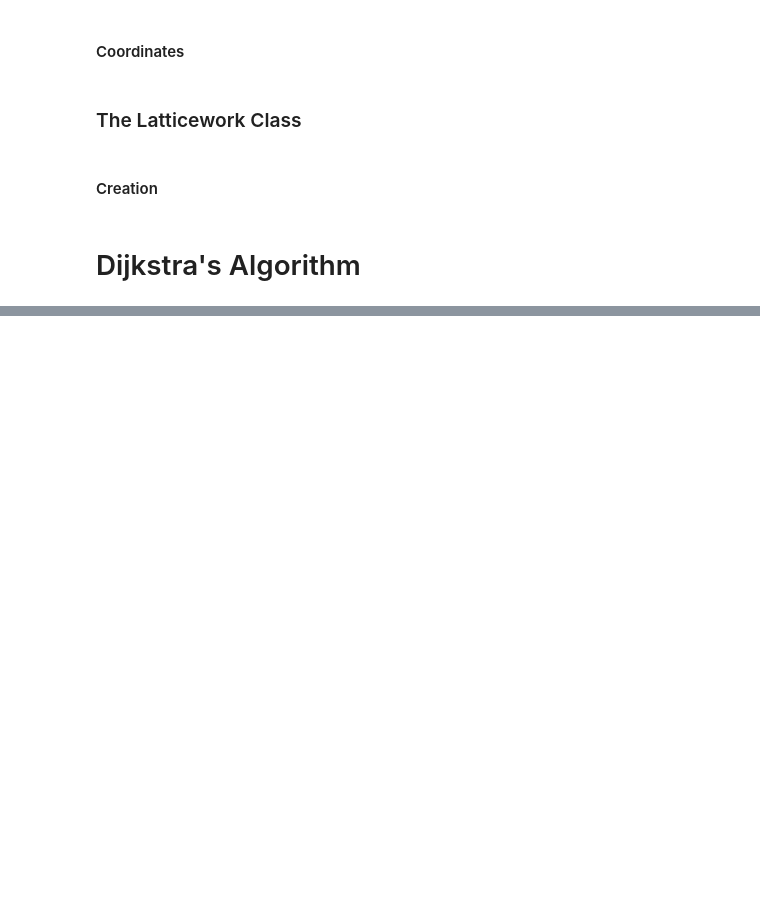
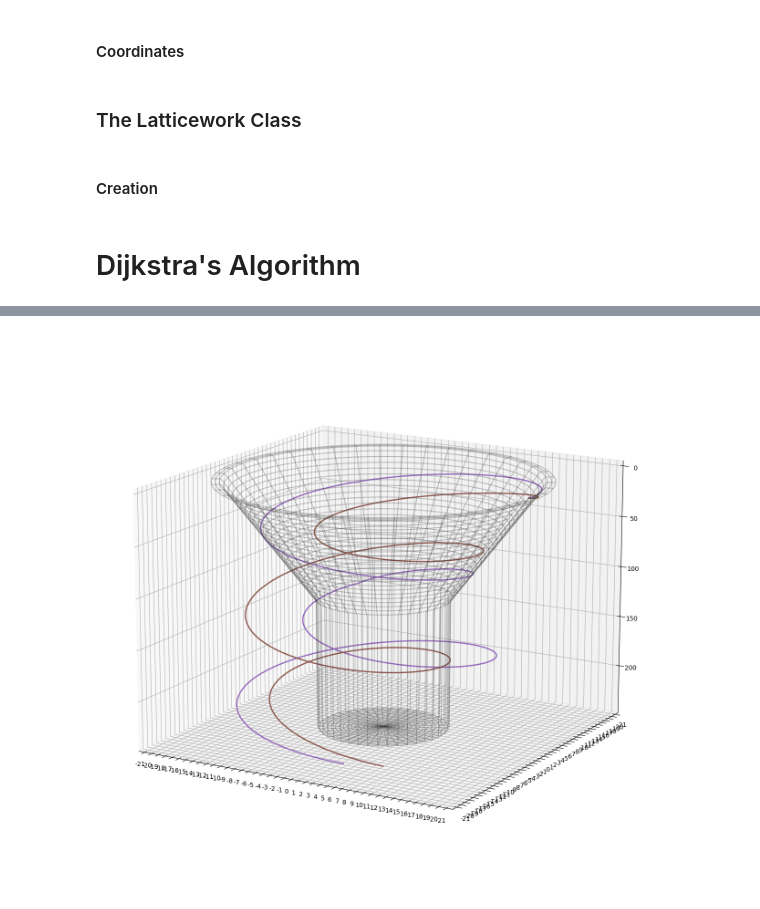
Before and after one commit to SimmeringRook/Cartographer, a Jupyter notebook: 36X/pathfinding.ipynb, the cells around one changed output, grey strips where cells are left out. Saved outputs shown, nothing was run; the diff lists cells and outputs as text; code cells hidden in the pictures; blank space fills up the shorter version.

```diff
--- a/36X/pathfinding.ipynb
+++ b/36X/pathfinding.ipynb
@@ -662,0 +715,96 @@ Elapsed proper time of path: 304.11166682251246
+# %%
+lattice_data = lattice.get_path_meshgrid(stone_Astar)
+mesh_colors = [ ]
+
+it = np.nditer([lattice_data[0], lattice_data[1]], flags=['multi_index'])
+for x, y, in it:
+    mesh_colors.append((0.25, 0.25, 0.25, 0.3))
+
+Astar_data = stone_Astar.get_path_as_np()
+total_elapsed_time = len(Astar_data[2])
+verlet_data = stone_Verlet.get_path_as_np()
+astar_to_verlet_ratio = total_elapsed_time/len(verlet_data[2])
+verlet_data = (verlet_data[0], verlet_data[1], np.multiply(verlet_data[2], astar_to_verlet_ratio))
+
+import matplotlib.animation as animation
+
+do_animation = True
+
+if do_animation:
+
+    def prepare_figure(lattice, elapsed_time, figure_size = (16,16)):
+        fig = plt.figure(figsize=figure_size, dpi=100,)
+        ax = fig.add_subplot(projection='3d')
+
+        ax.set_xlim( (-lattice.polar_dimensions.outer_r, lattice.polar_dimensions.outer_r) )
+        ax.set_xticks([x for x in range(-lattice.polar_dimensions.outer_r, lattice.polar_dimensions.outer_r + 1)])
+        ax.set_xticklabels( [f'{int(x)}' for x in range(-lattice.polar_dimensions.outer_r, lattice.polar_dimensions.outer_r + 1)])
+
+        ax.set_ylim( (-lattice.polar_dimensions.outer_r, lattice.polar_dimensions.outer_r) )
+        ax.set_yticks([y for y in range(-lattice.polar_dimensions.outer_r, lattice.polar_dimensions.outer_r + 1)])
+        ax.set_yticklabels( [f'{int(y)}' for y in range(-lattice.polar_dimensions.outer_r, lattice.polar_dimensions.outer_r + 1)])
+
+        ax.set_zlim( bottom=elapsed_time+10, top=0,)
+
+        return fig, ax
+
+    fig, ax = prepare_figure(lattice, total_elapsed_time)
+
+    wire_frame = ax.plot_wireframe(lattice_data[0], lattice_data[1], lattice_data[2], colors=mesh_colors)
+
+    lines = [ ]
+    lines.append(ax.plot([], [], [], c='C4', linewidth=2.0)[0])
+    lines.append(ax.plot([], [], [], c='C5', linewidth=2.0)[0])
+
+    def animate_path_3D(frame_number, lines, Astar_data, verlet_data): #lines, wire_frame
+        # if wire_frame:
+        #     wire_frame.remove()
+        # # lattice_time = np.where(lattice_data[2] <= frame_number, lattice_data[2], 0)
+        # wire_frame =
+        # line[0].set_data_3d(lattice_data[0], lattice_data[1], np.where(lattice_data[2] <= frame_number, lattice_data[2], 0))
+
+        ax.clear()
+
+        ax.set_xlim( (-lattice.polar_dimensions.outer_r, lattice.polar_dimensions.outer_r) )
+        ax.set_xticks([x for x in range(-lattice.polar_dimensions.outer_r, lattice.polar_dimensions.outer_r + 1)])
+        ax.set_xticklabels( [f'{int(x)}' for x in range(-lattice.polar_dimensions.outer_r, lattice.polar_dimensions.outer_r + 1)])
+
+        ax.set_ylim( (-lattice.polar_dimensions.outer_r, lattice.polar_dimensions.outer_r) )
+        ax.set_yticks([y for y in range(-lattice.polar_dimensions.outer_r, lattice.polar_dimensions.outer_r + 1)])
+        ax.set_yticklabels( [f'{int(y)}' for y in range(-lattice.polar_dimensions.outer_r, lattice.polar_dimensions.outer_r + 1)])
+
+        if frame_number < total_elapsed_time:
+            ax.set_zlim( bottom=frame_number+1, top=0,)
+        else:
+            ax.set_zlim( bottom=total_elapsed_time+10, top=0,)
+
+        lattice_time = np.where(lattice_data[2] <= frame_number, lattice_data[2], frame_number+1)
+        ax.plot_wireframe(lattice_data[0], lattice_data[1], lattice_time, colors=mesh_colors)
+
+        x_data, y_data, t_data = Astar_data
+        ax.plot(x_data[:frame_number], y_data[:frame_number], t_data[:frame_number], c='C4', linewidth=2.0)
+
+        x_data, y_data, t_data = verlet_data
+        verlet_time_code = int((frame_number)/astar_to_verlet_ratio)
+        ax.plot(x_data[:verlet_time_code], y_data[:verlet_time_code], t_data[:verlet_time_code], c='C5', linewidth=2.0)
+        # for line, (x_data, y_data, t_data ) in zip(lines, stone_data):
+        #     line.set_data_3d(x_data[:frame_number], y_data[:frame_number], t_data[:frame_number])
+        return lines
+
+    for elevation in [15, ]:
+        ax.view_init(elevation, -60)
+
+        frames = total_elapsed_time + 90
+
+        if elevation == 30:
+            frames = total_elapsed_time + 360
+
+        anim = animation.FuncAnimation(fig, animate_path_3D, frames=frames, fargs=(lines, Astar_data, verlet_data))
+
+        writer = animation.PillowWriter(fps=30)
+        from pathlib import Path
+        file = Path().absolute()
+
+        anim.save(f'{file}\\Pathfinding\\Astar vs Verlet comparision, lattice resolution (dr={lattice_dimensions.r_resolution}, dphi={lattice_dimensions.phi_resolution}).gif', writer=writer, dpi=100)
+# %% [output]
+[figure, added]
```
Also changed, not shown: parts of 19 cells of this notebook.
